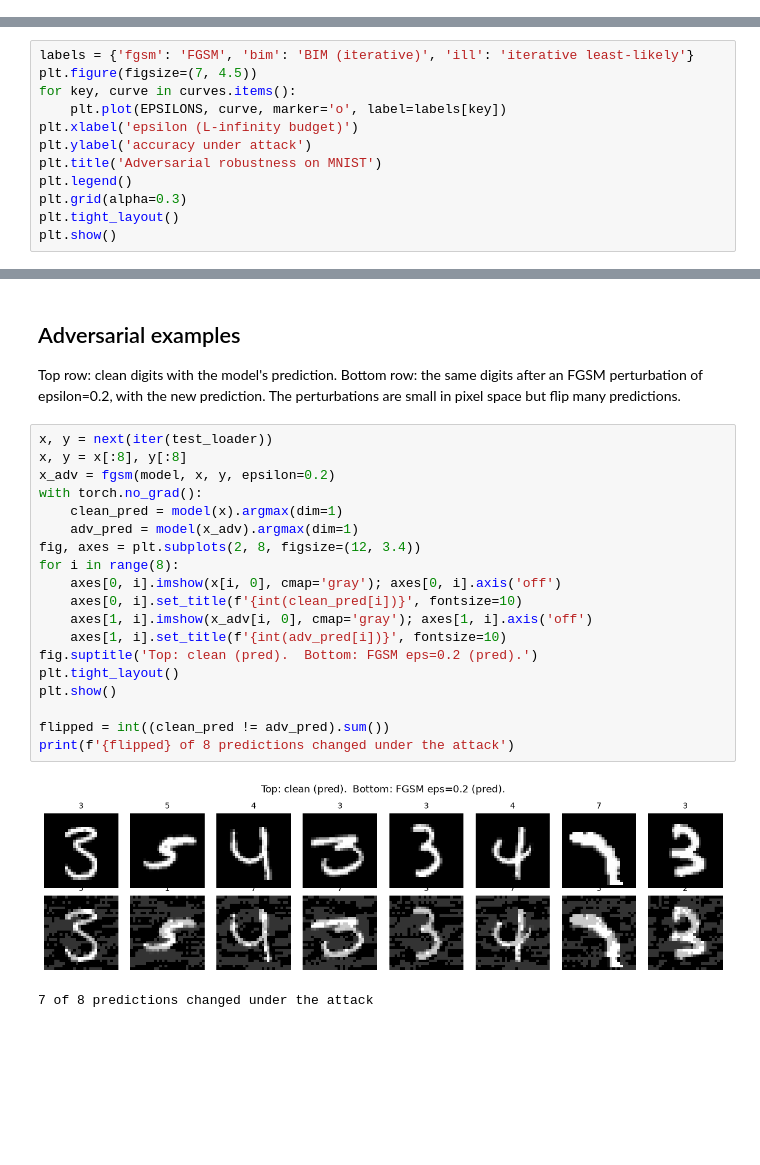
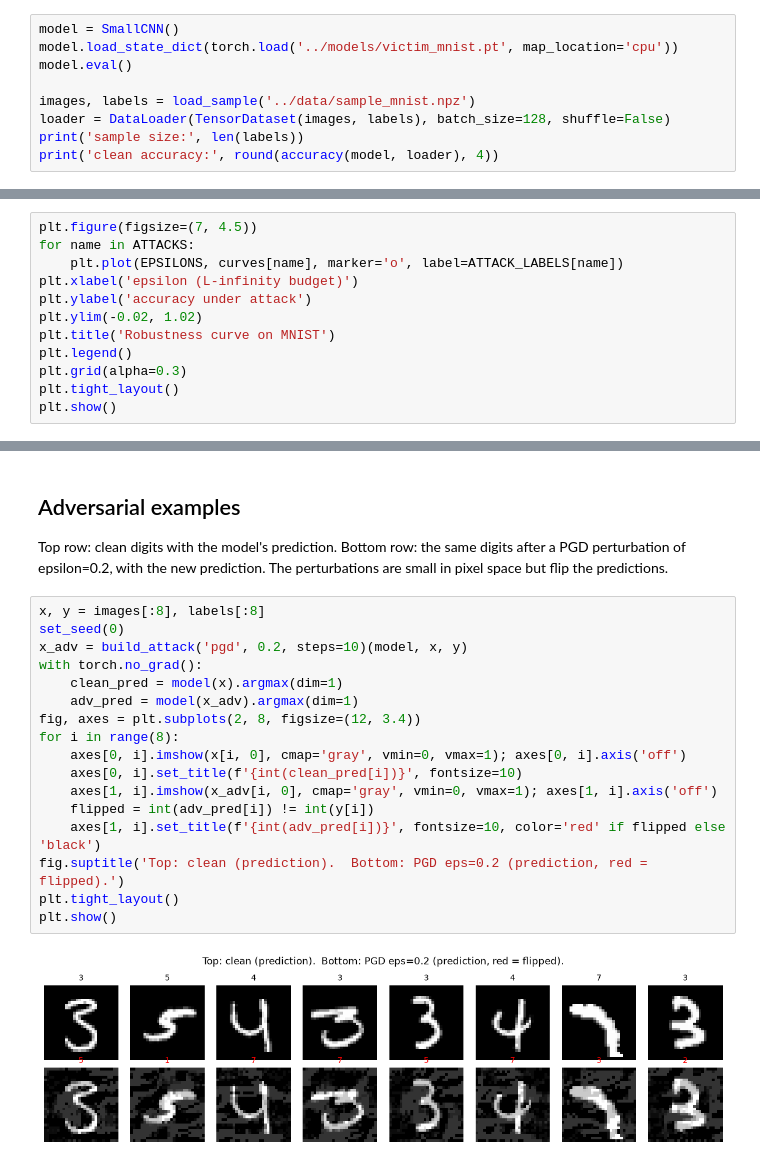
Before and after one commit to aamirmalik-dr/adversarial-attacks, a Jupyter notebook: notebooks/demo.ipynb, the cells around one changed output, grey strips where cells are left out. Saved outputs shown, nothing was run; the diff lists cells and outputs as text; blank space fills up the shorter version.

```diff
--- a/notebooks/demo.ipynb
+++ b/notebooks/demo.ipynb
@@ -29,0 +22,9 @@ clean test accuracy: 0.963
+# %%
+model = SmallCNN()
+model.load_state_dict(torch.load('../models/victim_mnist.pt', map_location='cpu'))
+model.eval()
+
+images, labels = load_sample('../data/sample_mnist.npz')
+loader = DataLoader(TensorDataset(images, labels), batch_size=128, shuffle=False)
+print('sample size:', len(labels))
+print('clean accuracy:', round(accuracy(model, loader), 4))
@@ -51,11 +56,11 @@ eps=0.30  fgsm=0.0870  bim=0.0000  least_likely=0.0550
 # %%
-labels = {'fgsm': 'FGSM', 'bim': 'BIM (iterative)', 'ill': 'iterative least-likely'}
 plt.figure(figsize=(7, 4.5))
-for key, curve in curves.items():
-    plt.plot(EPSILONS, curve, marker='o', label=labels[key])
+for name in ATTACKS:
+    plt.plot(EPSILONS, curves[name], marker='o', label=ATTACK_LABELS[name])
 plt.xlabel('epsilon (L-infinity budget)')
 plt.ylabel('accuracy under attack')
-plt.title('Adversarial robustness on MNIST')
+plt.ylim(-0.02, 1.02)
+plt.title('Robustness curve on MNIST')
 plt.legend()
 plt.grid(alpha=0.3)
 plt.tight_layout()
@@ -65,26 +70,23 @@ plt.show()
 # %% [markdown]
 ## Adversarial examples
 
-Top row: clean digits with the model's prediction. Bottom row: the same digits after an FGSM perturbation of epsilon=0.2, with the new prediction. The perturbations are small in pixel space but flip many predictions.
+Top row: clean digits with the model's prediction. Bottom row: the same digits after a PGD perturbation of epsilon=0.2, with the new prediction. The perturbations are small in pixel space but flip the predictions.
 # %%
-x, y = next(iter(test_loader))
-x, y = x[:8], y[:8]
-x_adv = fgsm(model, x, y, epsilon=0.2)
+x, y = images[:8], labels[:8]
+set_seed(0)
+x_adv = build_attack('pgd', 0.2, steps=10)(model, x, y)
 with torch.no_grad():
     clean_pred = model(x).argmax(dim=1)
     adv_pred = model(x_adv).argmax(dim=1)
 fig, axes = plt.subplots(2, 8, figsize=(12, 3.4))
 for i in range(8):
-    axes[0, i].imshow(x[i, 0], cmap='gray'); axes[0, i].axis('off')
+    axes[0, i].imshow(x[i, 0], cmap='gray', vmin=0, vmax=1); axes[0, i].axis('off')
     axes[0, i].set_title(f'{int(clean_pred[i])}', fontsize=10)
-    axes[1, i].imshow(x_adv[i, 0], cmap='gray'); axes[1, i].axis('off')
-    axes[1, i].set_title(f'{int(adv_pred[i])}', fontsize=10)
-fig.suptitle('Top: clean (pred).  Bottom: FGSM eps=0.2 (pred).')
+    axes[1, i].imshow(x_adv[i, 0], cmap='gray', vmin=0, vmax=1); axes[1, i].axis('off')
+    flipped = int(adv_pred[i]) != int(y[i])
+    axes[1, i].set_title(f'{int(adv_pred[i])}', fontsize=10, color='red' if flipped else 'black')
+fig.suptitle('Top: clean (prediction).  Bottom: PGD eps=0.2 (prediction, red = flipped).')
 plt.tight_layout()
 plt.show()
-
-flipped = int((clean_pred != adv_pred).sum())
-print(f'{flipped} of 8 predictions changed under the attack')
 # %% [output]
-[figure, old version]
+[figure, new version]
-7 of 8 predictions changed under the attack
```
Also changed, not shown: parts of 10 cells of this notebook, 3 other files.
